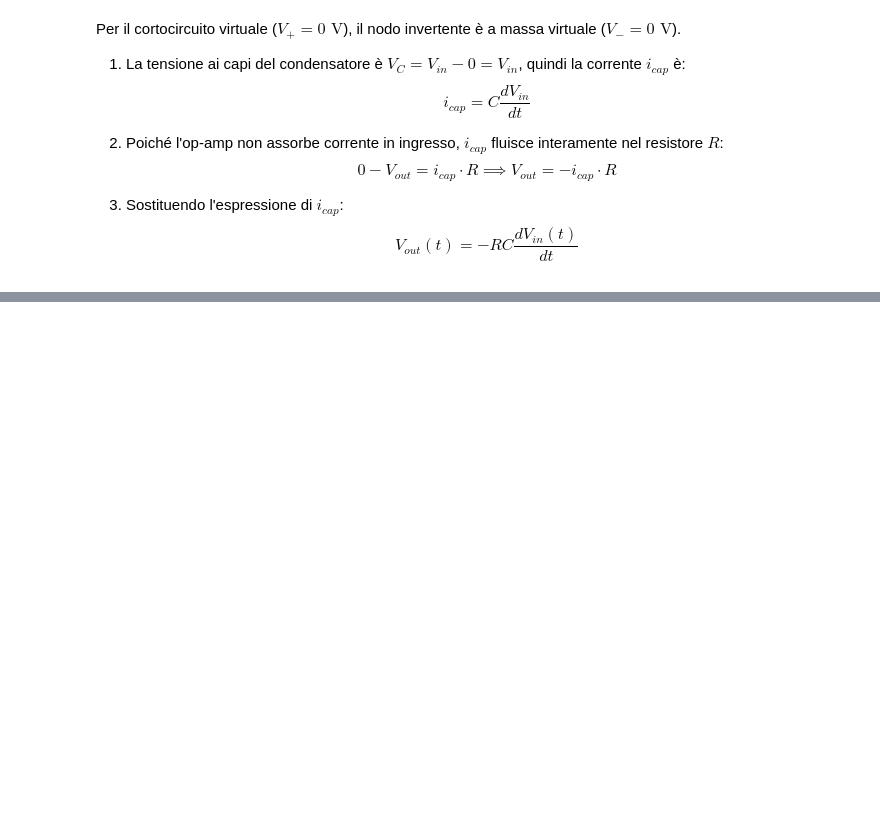
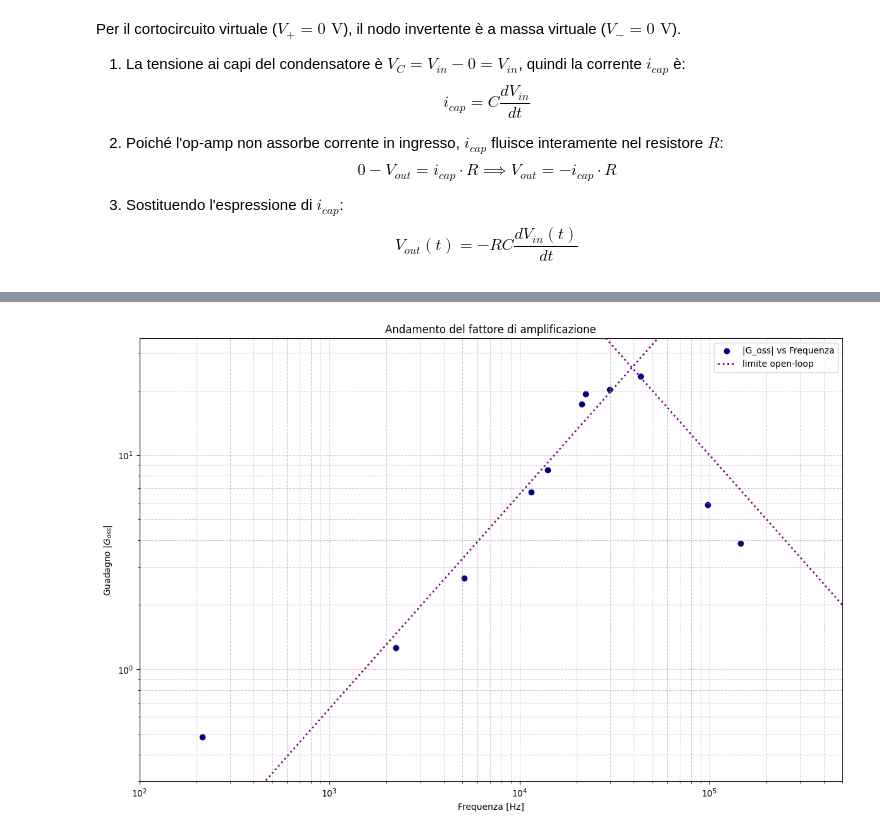
Before and after one commit to marcometeo4p/lab_3, a Jupyter notebook: esp_1/rel.ipynb, the cells around one changed output, grey strips where cells are left out. Drawn from its saved outputs; the diff is of its cells as text; code cells hidden in the pictures; blank space fills up the shorter version.

```diff
--- a/esp_1/rel.ipynb
+++ b/esp_1/rel.ipynb
@@ -750,0 +528,48 @@ R=32.6e3
+# %%
+# Configurazione figura e assi logaritmici
+plt.figure(figsize=(12, 8))
+plt.xscale("log")
+plt.yscale("log")
+
+# Dati sperimentali
+plt.scatter(
+    dder["freq [kHz]"] * 1000,
+    dder["G_mod"],
+    marker="o",
+    color="navy",
+    label="|G_oss| vs Frequenza",
+)
+
+# Limiti asintotici open-loop
+f_smooth = np.logspace(
+    np.log10(dder["freq [kHz]"] * 1000).min() - 0.2,
+    np.log10(dder["freq [kHz]"] * 1000).max() + 0.8,
+    1000,
+)
+G_asintoto = 10e5 / f_smooth
+G_cond = (1 / f_taglio) * f_smooth
+
+plt.plot(
+    f_smooth,
+    G_asintoto,
+    color="purple",
+    linestyle=":",
+    linewidth=2,
+    label="limite open-loop",
+)
+plt.plot(f_smooth, G_cond, color="purple", linestyle=":", linewidth=2)
+
+# Elementi grafici e salvataggio
+plt.xlabel("Frequenza [Hz]")
+plt.ylabel("Guadagno $|G_{oss}|$")
+plt.title("Andamento del fattore di amplificazione")
+plt.grid(True, which="both", ls="--", alpha=0.6)
+plt.legend()
+plt.xlim(100, 5e5)
+plt.ylim(0.3, 35)
+plt.tight_layout()
+
+plt.savefig("grafico_G_vs_freq_derivatore.png")
+plt.show()
+# %% [output]
+[figure, added]
```
Also changed, not shown: parts of 31 cells of this notebook, 19 other files.
